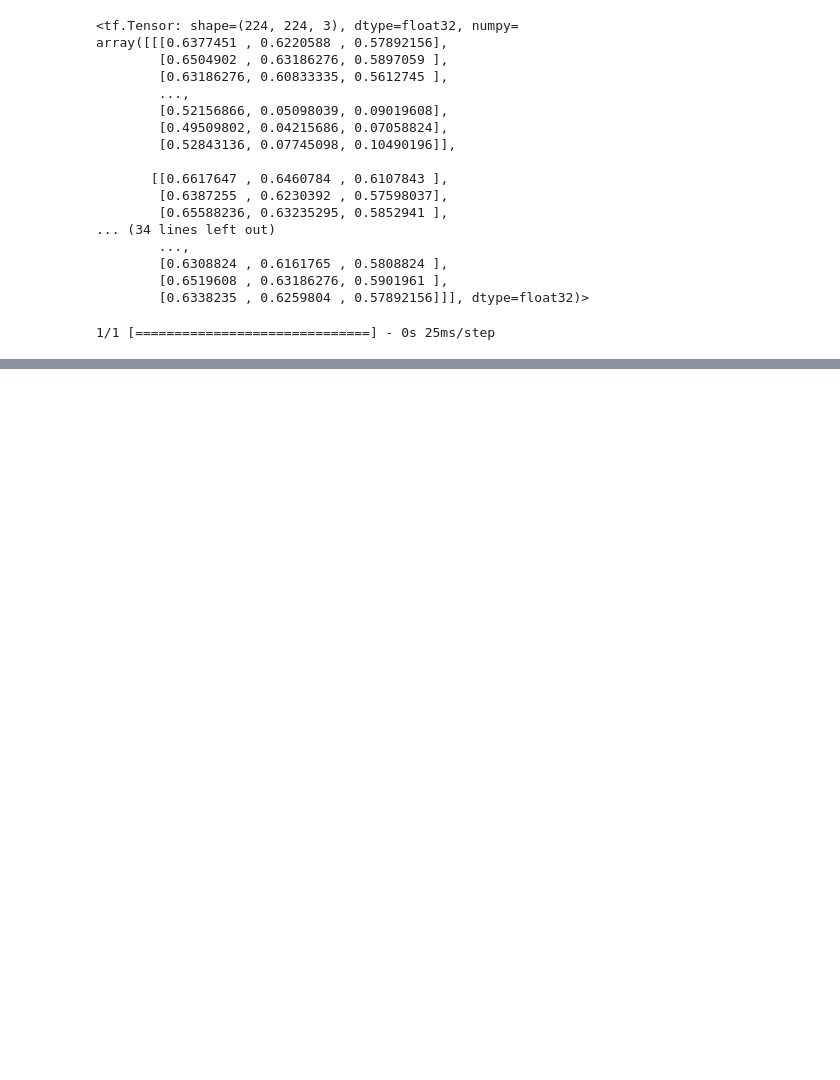
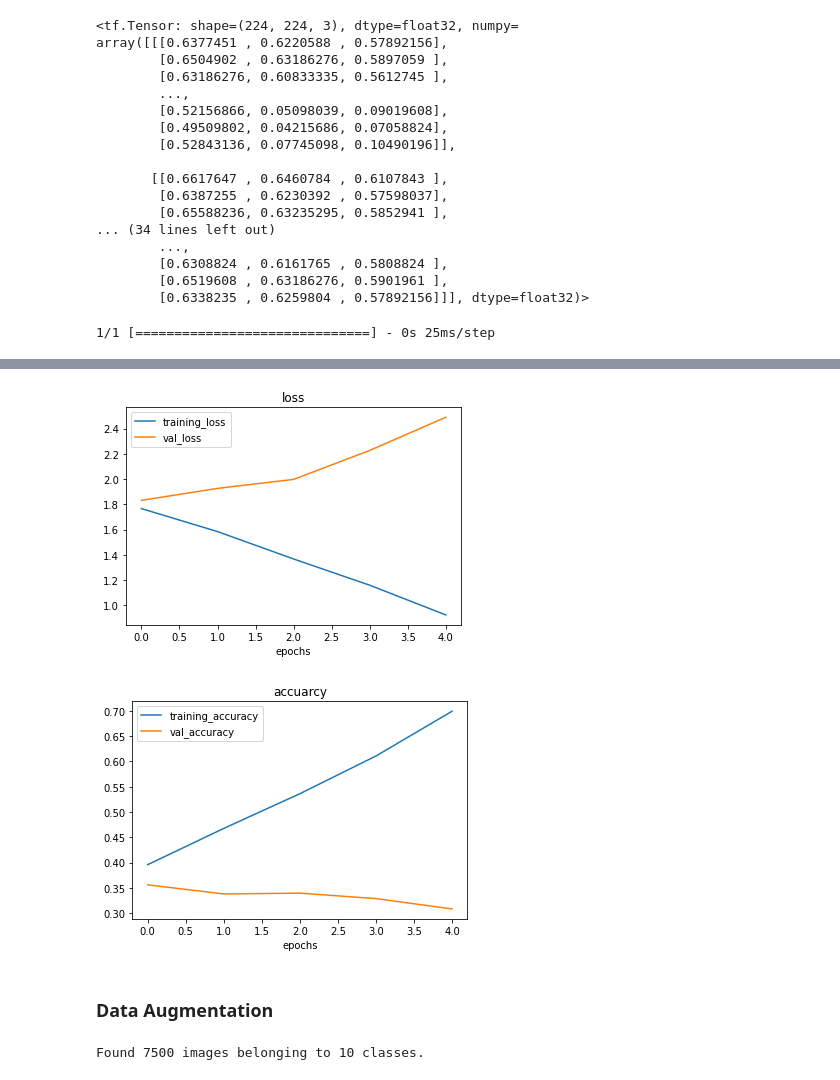
Before and after one commit to astro-wizard/tensorflow, a Jupyter notebook: introtoCNN.ipynb, the cells around one changed output, grey strips where cells are left out. Drawn from its saved outputs; the diff is of its cells as text; code cells hidden in the pictures; blank space fills up the shorter version.

```diff
--- a/introtoCNN.ipynb
+++ b/introtoCNN.ipynb
@@ -858,0 +919,12 @@ pred_and_plot(model_6, "xyz1.jpg")
+# %%
+from tensorflow.keras.preprocessing.image import ImageDataGenerator
+train_datagen = ImageDataGenerator(rescale=1/255.)
+test_datagen = ImageDataGenerator(rescale=1/255.)
+
+train_data = train_datagen.flow_from_directory(train_dir,
+                                               target_size=(224, 224),
+                                               batch_size=32,
+                                               class_mode= "categorical")
+test_data = test_datagen.flow_from_directory(test_dir, target_size=(224, 224),
+                                              batch_size=32,
+                                              class_mode="categorical")
@@ -858,0 +942,22 @@ pred_and_plot(model_6, "xyz1.jpg")
+# %%
+model_multi = Sequential([
+    Conv2D(10, 3, activation="relu", input_shape=(224,224,3)),
+
+    Conv2D(10,3, activation="relu"),
+    MaxPool2D(pool_size = (2, 2)),
+    Conv2D(10, 3, activation="relu"),
+
+    Conv2D(10,3, activation="relu"),
+    MaxPool2D(),
+    Flatten(),
+    Dense(10, activation="softmax")
+])
+# %%
+model_multi.compile(loss="categorical_crossentropy",
+                    optimizer= Adam(),
+                    metrics=["accuracy"])
+history_multi = model_multi.fit(train_data,
+                            epochs=5,
+                            steps_per_epoch=len(train_data),
+                            validation_data=test_data,
+                            validation_steps=len(test_data))
@@ -858,0 +975,19 @@ pred_and_plot(model_6, "xyz1.jpg")
+# %%
+plot_loss_curves(history_multi)
+# %% [output]
+[figure, added]
+[figure, added]
+# %% [markdown]
+### Data Augmentation
+# %%
+train_datagen_augmented = ImageDataGenerator(rescale=1/255.,
+                                             rotation_range=0.2,
+                                             width_shift_range=0.2,
+                                             height_shift_range=0.2,
+                                             zoom_range=0.2,horizontal_flip= True)
+train_data_augmented = train_datagen_augmented.flow_from_directory(train_dir,
+                                                                target_size=(224,224),
+                                                                batch_size=32,
+                                                                class_mode="categorical")
+# %% [output]
+Found 7500 images belonging to 10 classes.
```
Also changed, not shown: parts of 21 cells of this notebook.
